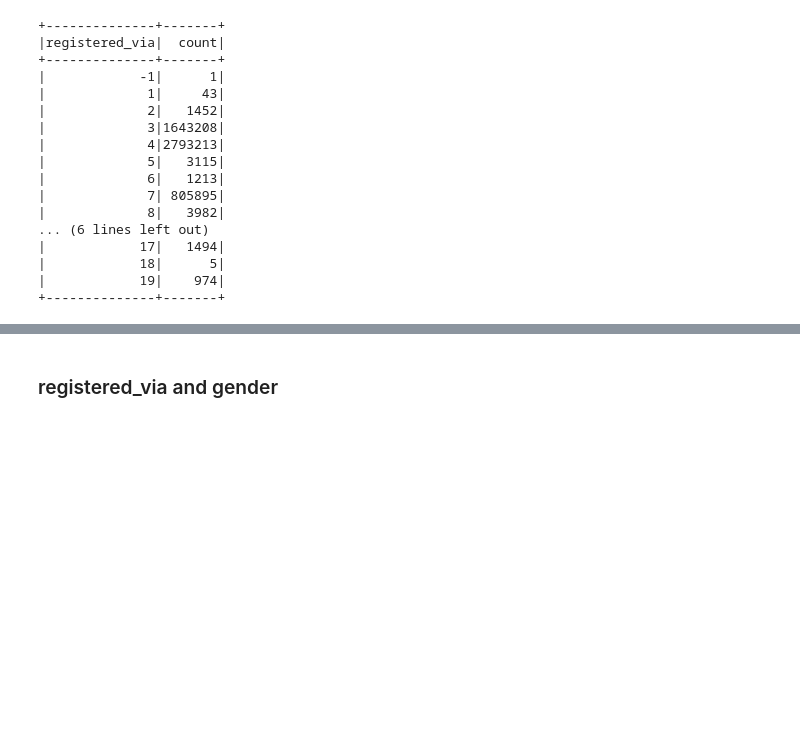
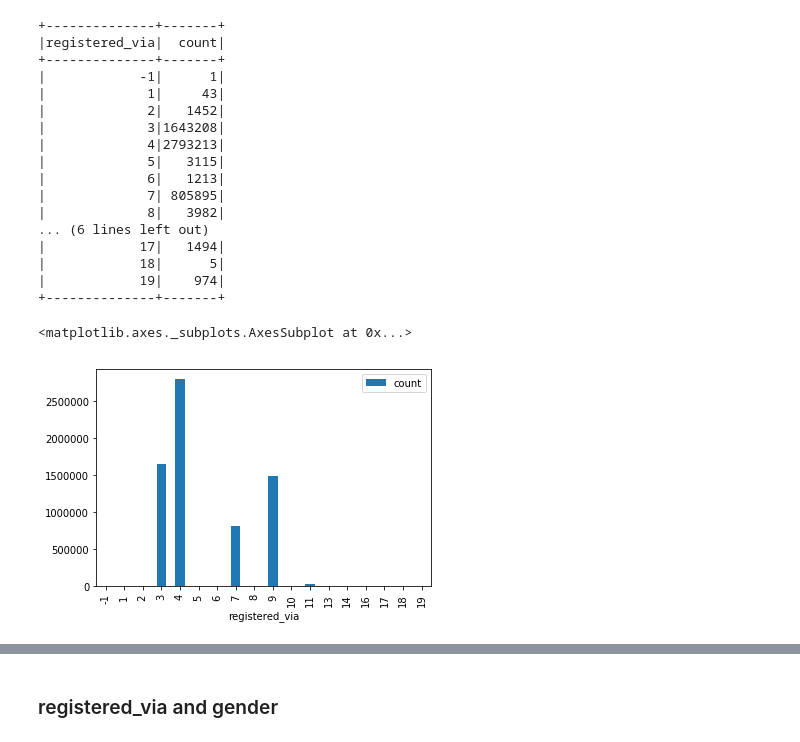
Before and after one commit to III-AdventureTime/kkbox_churn, a Jupyter notebook: explore_raw_members.yang/explore_raw_members.ipynb, the cells around one changed output, grey strips where cells are left out. Cells and saved outputs as stored; diff of their text form; code cells hidden in the pictures; blank space fills up the shorter version.

```diff
--- a/explore_raw_members.yang/explore_raw_members.ipynb
+++ b/explore_raw_members.yang/explore_raw_members.ipynb
@@ -179,8 +324,9 @@ df0.groupBy('city').count().sort(col('city').cast('int')).show(40)
 # %% [markdown]
 ## registered_via
 # %%
-df0.groupBy('registered_via').count() \
-   .sort(col('registered_via').cast('int')).show()
+df = df0.groupBy('registered_via').count() \
+        .sort(col('registered_via').cast('int'))
+df.show()
 # %% [output]
 +--------------+-------+
 |registered_via|  count|
@@ -199,3 +345,9 @@ df0.groupBy('registered_via').count() \
 |            18|      5|
 |            19|    974|
 +--------------+-------+
+# %%
+import matplotlib.pyplot as plt
+df.toPandas().plot(kind='bar', x='registered_via')
+# %% [output]
+<matplotlib.axes._subplots.AxesSubplot at 0x...>
+[figure, added]
```
Also changed, not shown: parts of 17 cells of this notebook, 2 other files.
